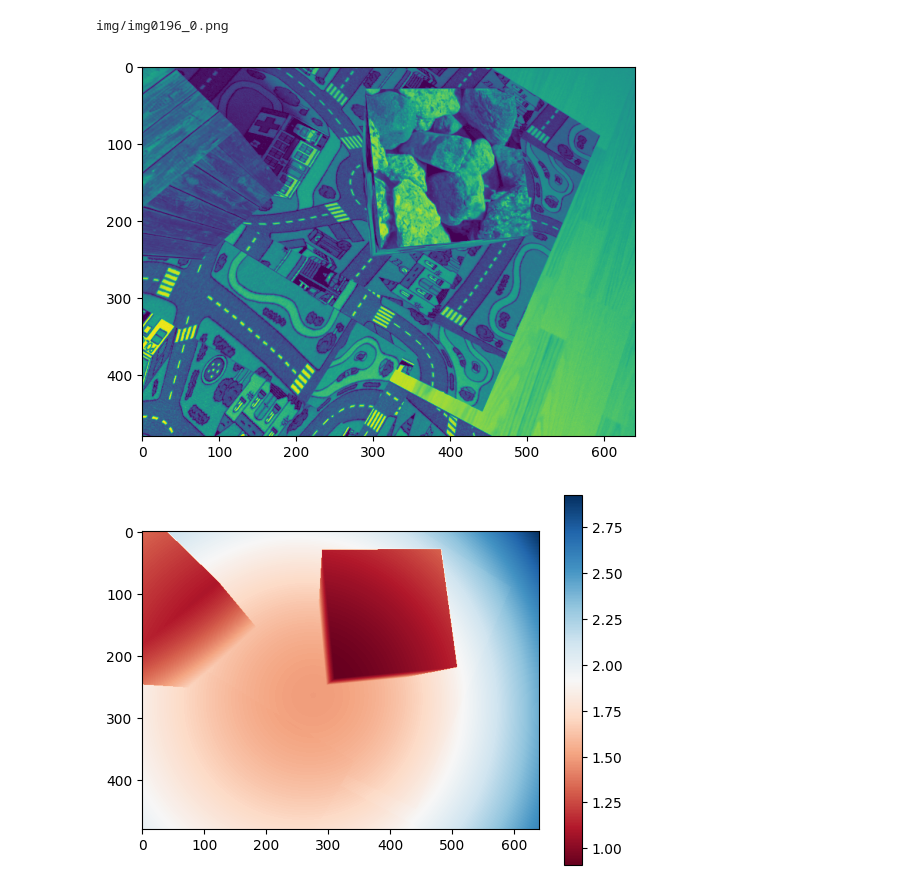
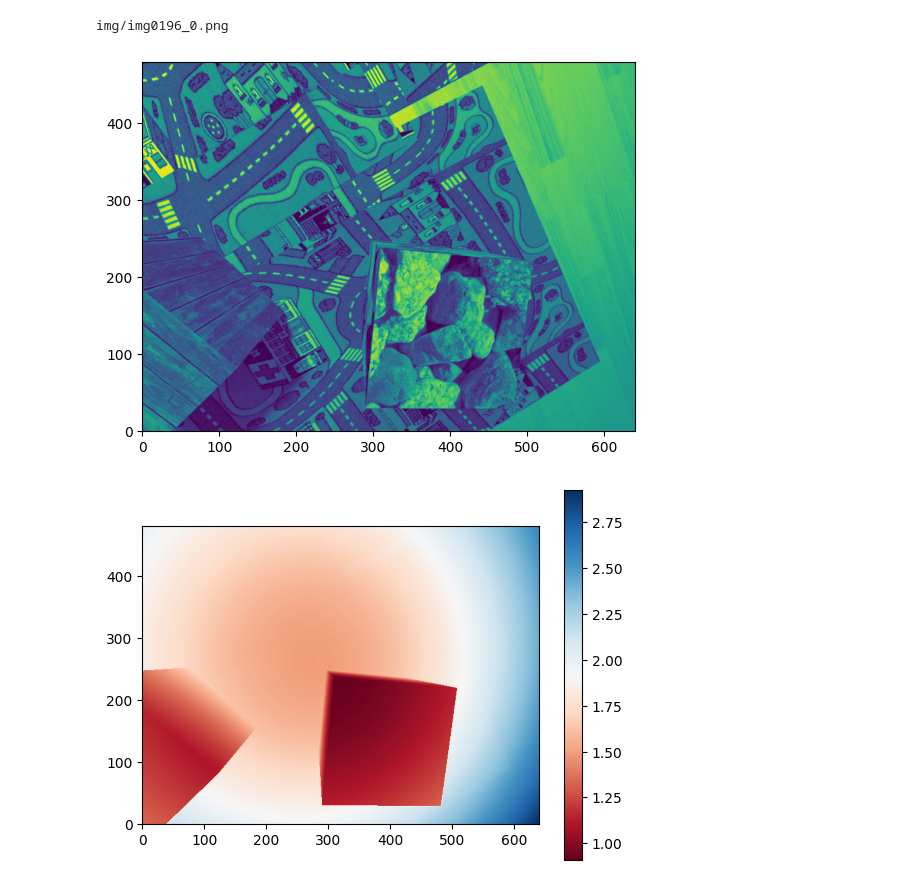
Before and after one commit to GerasimovIV/dense_image_aligment, a Jupyter notebook: DraftReprojection.ipynb, the cells around one changed output. Drawn from its saved outputs; the diff is of its cells as text; code cells hidden in the pictures.

```diff
--- a/DraftReprojection.ipynb
+++ b/DraftReprojection.ipynb
@@ -37,16 +37,16 @@ image = np.concatenate(
 # %% [output]
 img/img0196_0.png
 # %%
-plt.imshow(image[:, :, 0])
+plt.imshow(image[:, :, 0], origin='lower')
 plt.show()
 
 fig, (ax1) = plt.subplots(ncols=1)
-image_show = ax1.imshow(image[:, :, 1], cmap='RdBu')
+image_show = ax1.imshow(image[:, :, 1], origin='lower', cmap='RdBu')
 cbar = fig.colorbar(image_show, ax=ax1)
 plt.show()
 # %% [output]
-[figure, old version]
+[figure, new version]
-[figure, old version]
+[figure, new version]
 # %%
 camera_params_path = './datasets/Multi-FoV/info/intrinsics copy.txt'
 with open(camera_params_path) as f:
```
Also changed, not shown: parts of 1 cell of this notebook, 2 other files.
